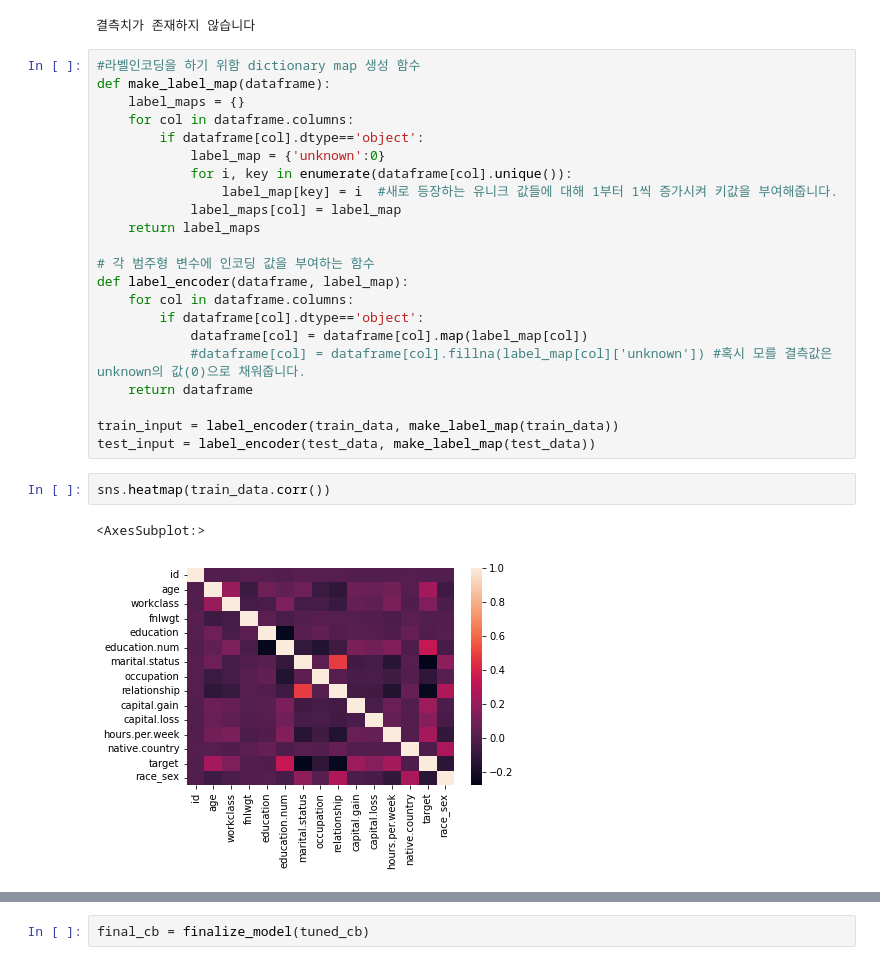
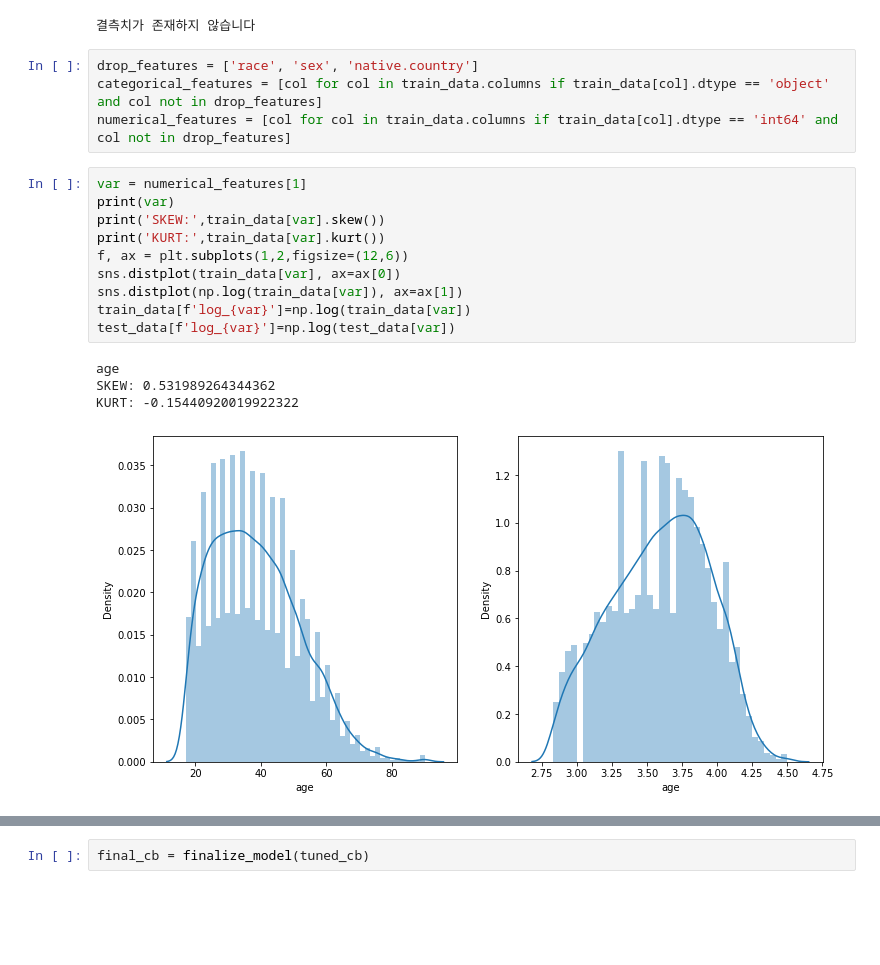
Before and after one commit to ChoiJunhee/dacon, a Jupyter notebook: 인구 데이터 기반 소득 예측 경진대회/NEW_CODE.ipynb, the cells around one changed output, grey strips where cells are left out. Drawn from its saved outputs; the diff is of its cells as text; blank space fills up the shorter version.

```diff
--- a/인구 데이터 기반 소득 예측 경진대회/NEW_CODE.ipynb
+++ b/인구 데이터 기반 소득 예측 경진대회/NEW_CODE.ipynb
@@ -54,30 +54,22 @@ def check_missing_col(dataframe):
 missing_col = check_missing_col(train_data)
 # %% [output]
 결측치가 존재하지 않습니다
-# %%
-#라벨인코딩을 하기 위함 dictionary map 생성 함수
-def make_label_map(dataframe):
-    label_maps = {}
-    for col in dataframe.columns:
-        if dataframe[col].dtype=='object':
-            label_map = {'unknown':0}
-            for i, key in enumerate(dataframe[col].unique()):
-                label_map[key] = i  #새로 등장하는 유니크 값들에 대해 1부터 1씩 증가시켜 키값을 부여해줍니다.
-            label_maps[col] = label_map
-    return label_maps
-
-# 각 범주형 변수에 인코딩 값을 부여하는 함수
-def label_encoder(dataframe, label_map):
-    for col in dataframe.columns:
-        if dataframe[col].dtype=='object':
-            dataframe[col] = dataframe[col].map(label_map[col])
-            #dataframe[col] = dataframe[col].fillna(label_map[col]['unknown']) #혹시 모를 결측값은 unknown의 값(0)으로 채워줍니다.
-    return dataframe
-
-train_input = label_encoder(train_data, make_label_map(train_data))
-test_input = label_encoder(test_data, make_label_map(test_data))
-# %%
-sns.heatmap(train_data.corr())
-# %% [output]
-<AxesSubplot:>
-[figure, removed]
+# %%
+drop_features = ['race', 'sex', 'native.country']
+categorical_features = [col for col in train_data.columns if train_data[col].dtype == 'object' and col not in drop_features]
+numerical_features = [col for col in train_data.columns if train_data[col].dtype == 'int64' and col not in drop_features]
+# %%
+var = numerical_features[1]
+print(var)
+print('SKEW:',train_data[var].skew())
+print('KURT:',train_data[var].kurt())
+f, ax = plt.subplots(1,2,figsize=(12,6))
+sns.distplot(train_data[var], ax=ax[0])
+sns.distplot(np.log(train_data[var]), ax=ax[1])
+train_data[f'log_{var}']=np.log(train_data[var])
+test_data[f'log_{var}']=np.log(test_data[var])
+# %% [output]
+age
+SKEW: 0.531989264344362
+KURT: -0.15440920019922322
+[figure, added]
```
Also changed, not shown: parts of 20 cells of this notebook, 10 other files.
